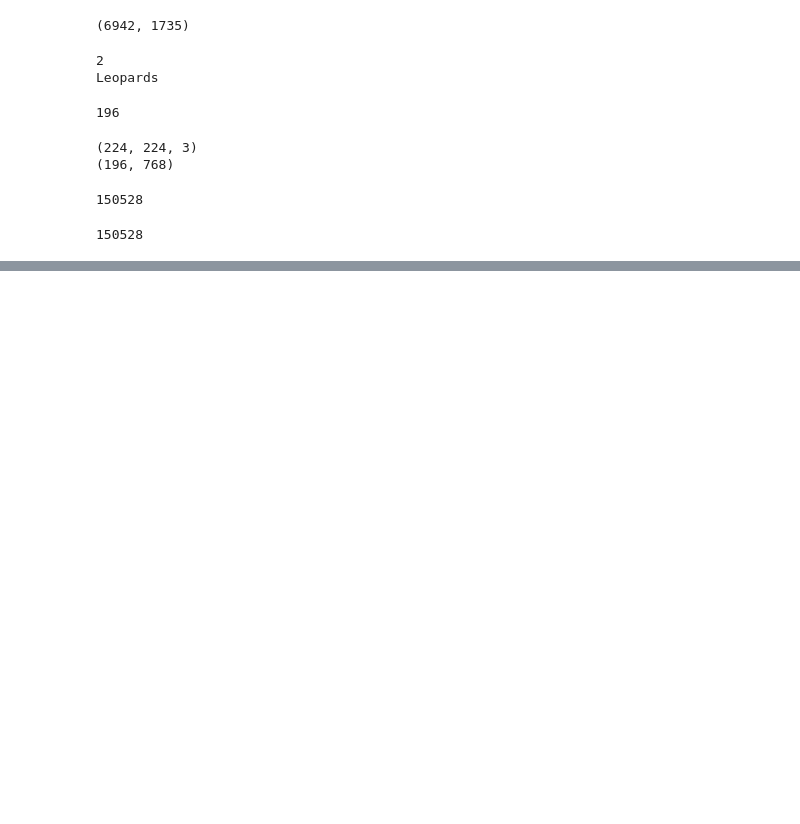
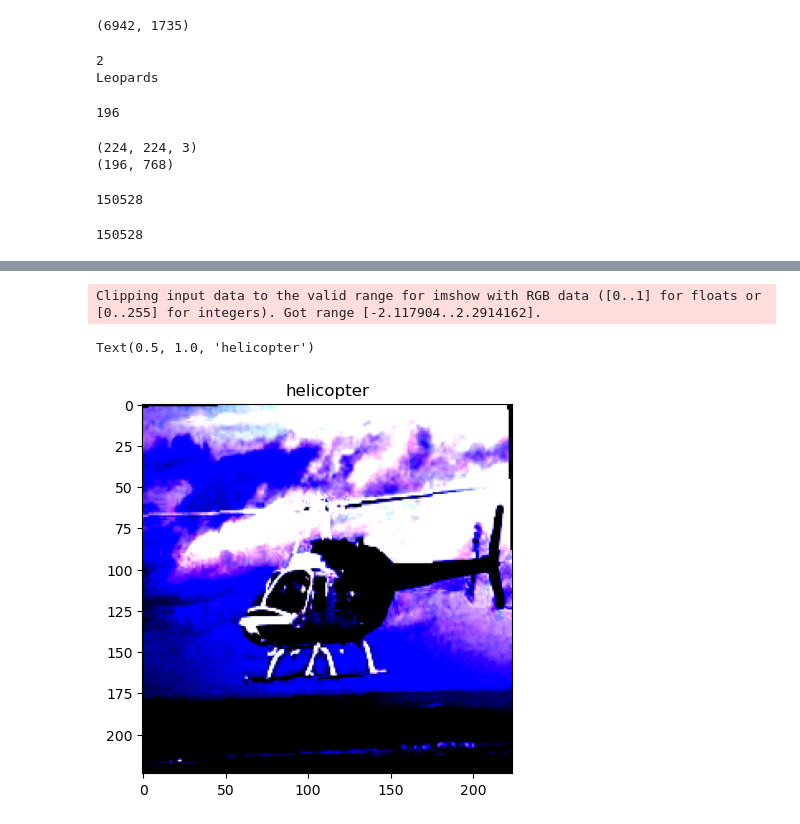
Before and after one commit to hfarukaktas/deep-learning-course, a Jupyter notebook: 15.transformers-vit/TransformersVit.ipynb, the cells around one changed output, grey strips where cells are left out. Drawn from its saved outputs; the diff is of its cells as text; code cells hidden in the pictures; blank space fills up the shorter version.

```diff
--- a/15.transformers-vit/TransformersVit.ipynb
+++ b/15.transformers-vit/TransformersVit.ipynb
@@ -125,3 +125,7 @@ print(embedding_layer_output_shape)
 196*768
 # %% [output]
 150528
+# %%
+image, label = train_dataloader.dataset[4]
+# %%
+class_names = ds_train_full.categories
@@ -127,0 +156,7 @@ print(embedding_layer_output_shape)
+# %%
+plt.imshow(image.permute(1,2,0))
+plt.title(class_names[label])
+# %% [output]
+Clipping input data to the valid range for imshow with RGB data ([0..1] for floats or [0..255] for integers). Got range [-2.117904..2.2914162].
+Text(0.5, 1.0, 'helicopter')
+[figure, added]
```
Also changed, not shown: parts of 19 cells of this notebook.
